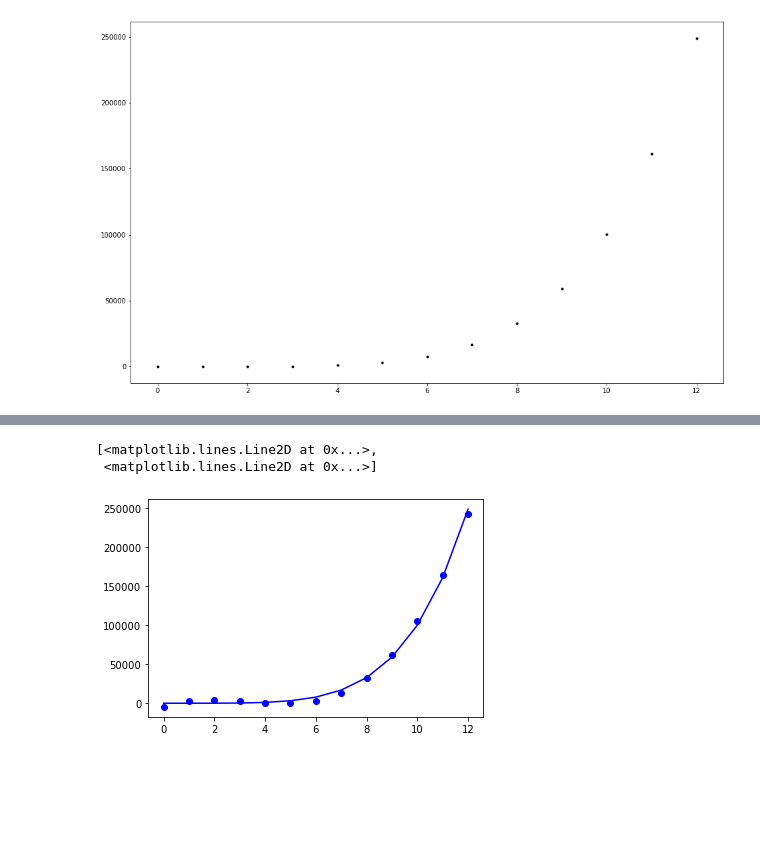
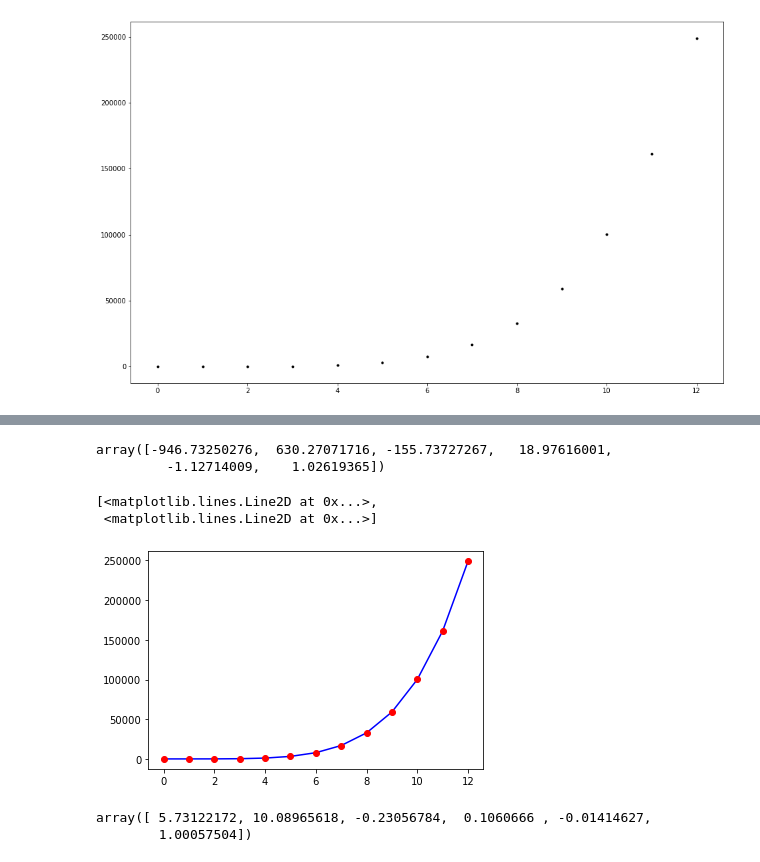
Before and after one commit to Ruairi8/machineLearn-Stat2022, a Jupyter notebook: Topic3_Parameters.ipynb, the cells around one changed output, grey strips where cells are left out. Drawn from its saved outputs; the diff is of its cells as text; code cells hidden in the pictures; blank space fills up the shorter version.

```diff
--- a/Topic3_Parameters.ipynb
+++ b/Topic3_Parameters.ipynb
@@ -71,3 +103,7 @@ params = np.polyfit(x, y, 1)
 params
 # %% [output]
 array([ 16228.18846154, -48786.91538462])
+# %%
+x = np.array(x)
+y = np.array(y)
+ax.plot(x, np.polyval(params, x), 'b-')
@@ -98,8 +182,18 @@ plt.plot(x, y, 'b-', x, yfit, 'bo')
+# %%
+coefs
+# %% [output]
+array([-946.73250276,  630.27071716, -155.73727267,   18.97616001,
+         -1.12714009,    1.02619365])
 # %%
-coefs = pl.polyfit(x, y, 3)
+coefs = pl.polyfit(x, y, 5)
 yfit = pl.polyval(x, coefs)
-plt.plot(x, y, 'b-', x, yfit, 'bo')
+plt.plot(x, y, 'b-', x, yfit, 'ro')
 # %% [output]
 [<matplotlib.lines.Line2D at 0x...>,
  <matplotlib.lines.Line2D at 0x...>]
-[figure, old version]
+[figure, new version]
+# %%
+coefs
+# %% [output]
+array([ 5.73122172, 10.08965618, -0.23056784,  0.1060666 , -0.01414627,
+        1.00057504])
```
Also changed, not shown: parts of 24 cells of this notebook, 1 other file.
